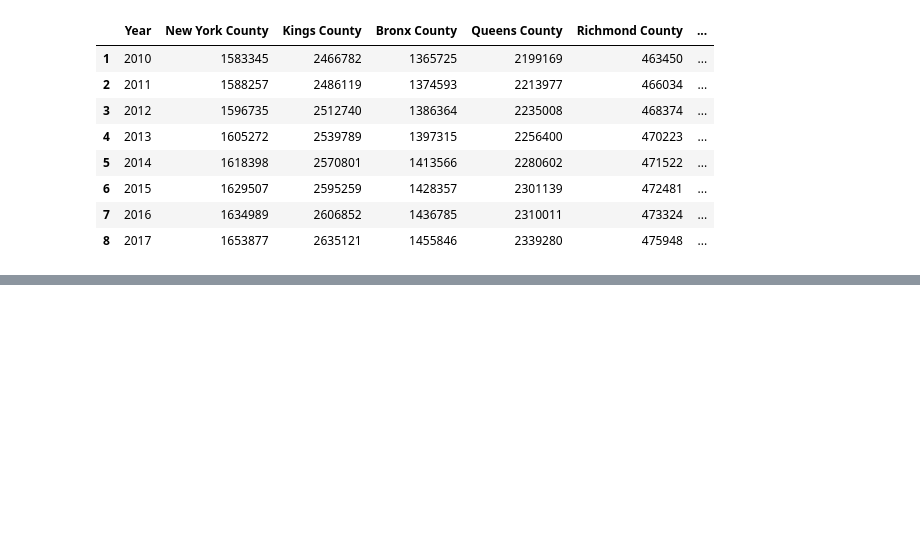
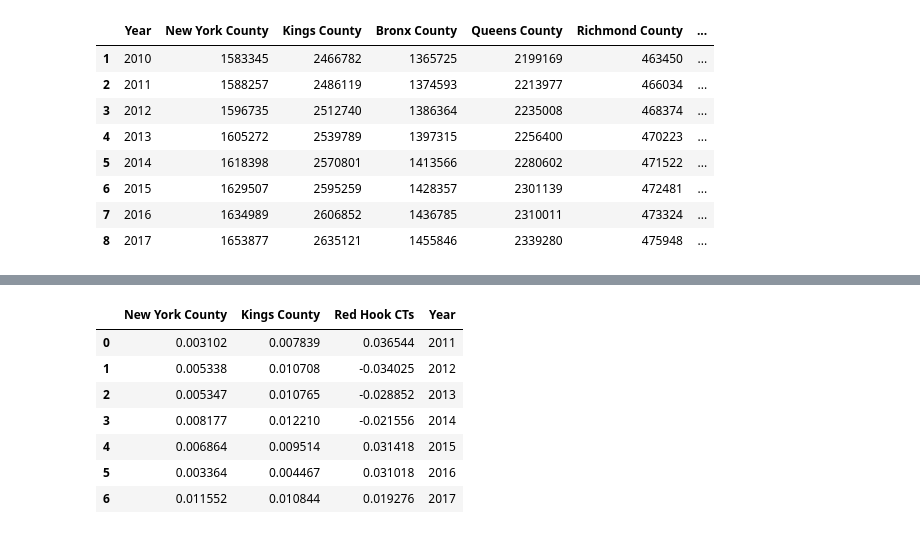
Before and after one commit to akash-y/digitalceqr, a Jupyter notebook: CHAPTER 21 - CHARACTER/population.ipynb, the cells around one changed output, grey strips where cells are left out. Cells and saved outputs as stored; diff of their text form; code cells hidden in the pictures; blank space fills up the shorter version.

```diff
--- a/CHAPTER 21 - CHARACTER/population.ipynb
+++ b/CHAPTER 21 - CHARACTER/population.ipynb
@@ -78,0 +101,14 @@ pop_df
+# %%
+# Percentage change in population
+pc = pop_df[cols_filter].pct_change().drop([1]).reset_index(drop=True)
+pc = pc.merge(years.drop([1]).reset_index(drop=True), how='left', left_index=True, right_index=True)
+pc
+# %% [output]
+|  | New York County | Kings County | Red Hook CTs | Year |
+| 0 | 0.003102 | 0.007839 | 0.036544 | 2011 |
+| 1 | 0.005338 | 0.010708 | -0.034025 | 2012 |
+| 2 | 0.005347 | 0.010765 | -0.028852 | 2013 |
+| 3 | 0.008177 | 0.012210 | -0.021556 | 2014 |
+| 4 | 0.006864 | 0.009514 | 0.031418 | 2015 |
+| 5 | 0.003364 | 0.004467 | 0.031018 | 2016 |
+| 6 | 0.011552 | 0.010844 | 0.019276 | 2017 |
```
Also changed, not shown: parts of 4 cells of this notebook, 5 other files.
